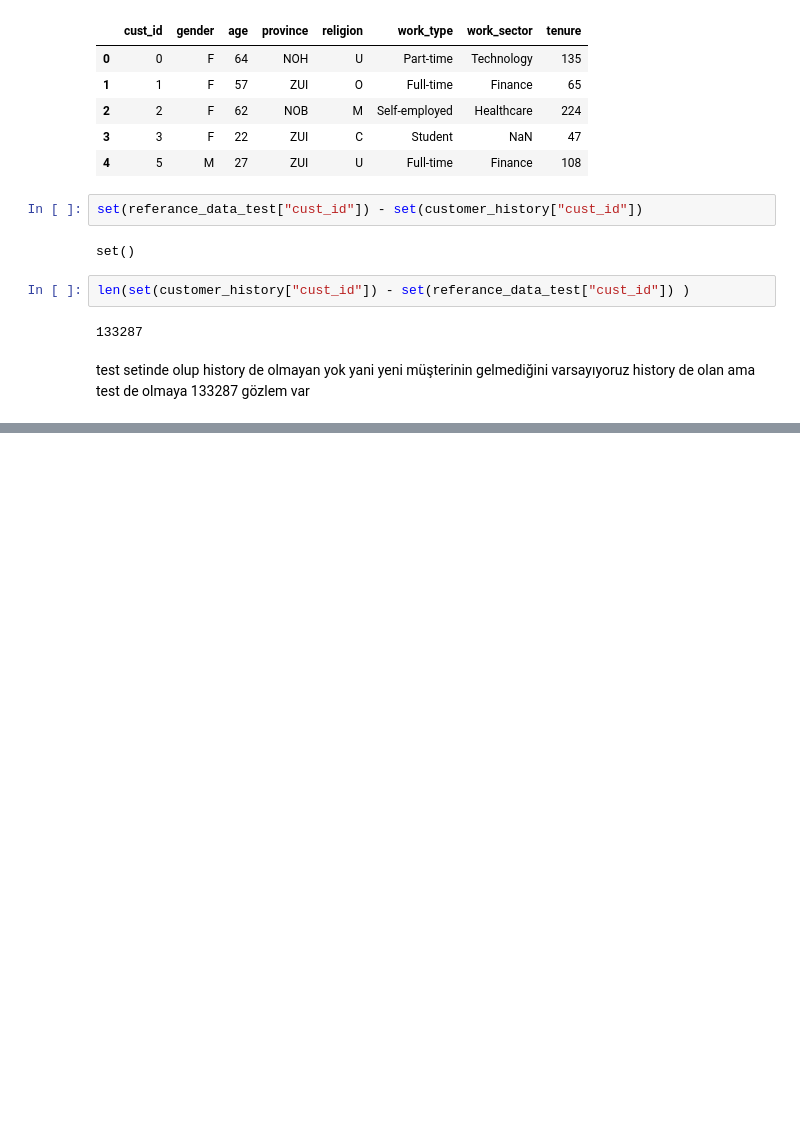
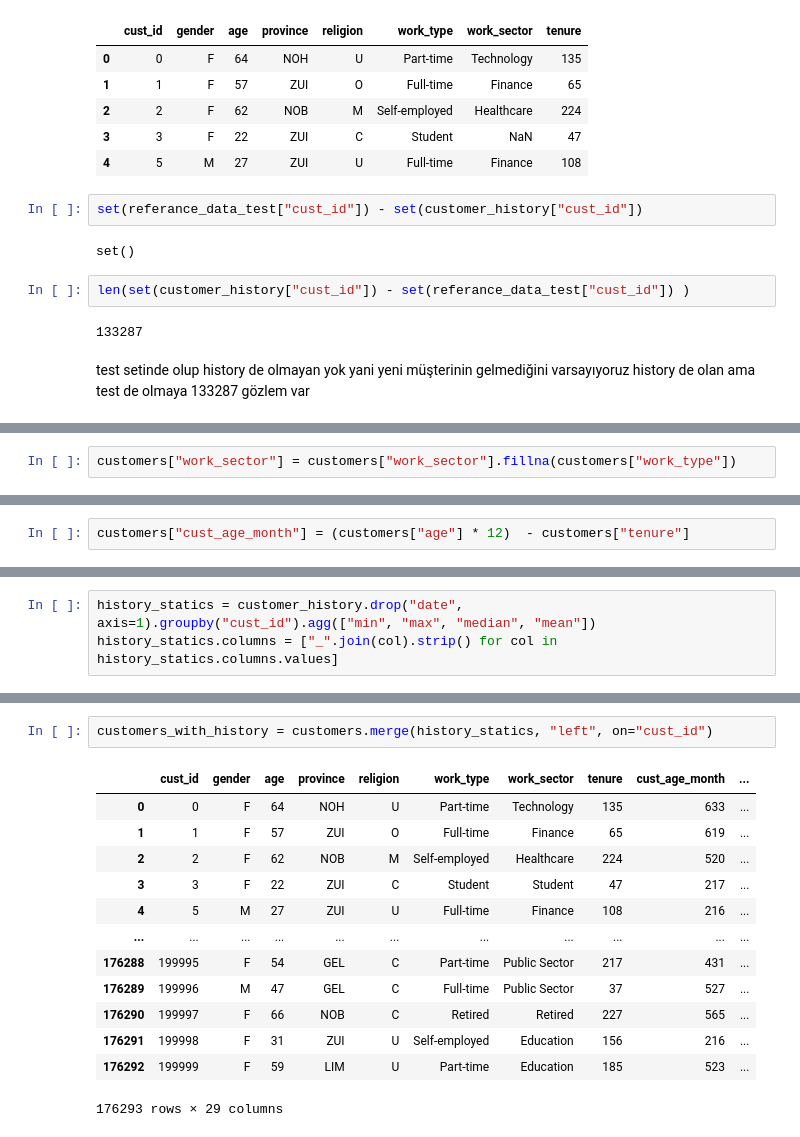
Before and after one commit to osman-tkdmr/ING_Datathon, a Jupyter notebook: analysis.ipynb, the cells around one changed output, grey strips where cells are left out. Cells and saved outputs as stored; diff of their text form; blank space fills up the shorter version.

```diff
--- a/analysis.ipynb
+++ b/analysis.ipynb
@@ -123,0 +99,2 @@ dtype: int64
+# %%
+customers["work_sector"] = customers["work_sector"].fillna(customers["work_type"])
@@ -123,0 +117,2 @@ dtype: int64
+# %%
+customers["cust_age_month"] = (customers["age"] * 12)  - customers["tenure"]
@@ -208,0 +244,3 @@ sns.histplot(train_data["tenure"])
+# %%
+history_statics = customer_history.drop("date", axis=1).groupby("cust_id").agg(["min", "max", "median", "mean"])
+history_statics.columns = ["_".join(col).strip() for col in history_statics.columns.values]
@@ -208,0 +264,16 @@ sns.histplot(train_data["tenure"])
+# %%
+customers_with_history = customers.merge(history_statics, "left", on="cust_id")
+# %% [output]
+|  | cust_id | gender | age | province | religion | work_type | work_sector | tenure | cust_age_month | ... |
+| 0 | 0 | F | 64 | NOH | U | Part-time | Technology | 135 | 633 | ... |
+| 1 | 1 | F | 57 | ZUI | O | Full-time | Finance | 65 | 619 | ... |
+| 2 | 2 | F | 62 | NOB | M | Self-employed | Healthcare | 224 | 520 | ... |
+| 3 | 3 | F | 22 | ZUI | C | Student | Student | 47 | 217 | ... |
+| 4 | 5 | M | 27 | ZUI | U | Full-time | Finance | 108 | 216 | ... |
+| ... | ... | ... | ... | ... | ... | ... | ... | ... | ... | ... |
+| 176288 | 199995 | F | 54 | GEL | C | Part-time | Public Sector | 217 | 431 | ... |
+| 176289 | 199996 | M | 47 | GEL | C | Full-time | Public Sector | 37 | 527 | ... |
+| 176290 | 199997 | F | 66 | NOB | C | Retired | Retired | 227 | 565 | ... |
+| 176291 | 199998 | F | 31 | ZUI | U | Self-employed | Education | 156 | 216 | ... |
+| 176292 | 199999 | F | 59 | LIM | U | Part-time | Education | 185 | 523 | ... |
+176293 rows × 29 columns
```
Also changed, not shown: parts of 28 cells of this notebook, 4 other files.
